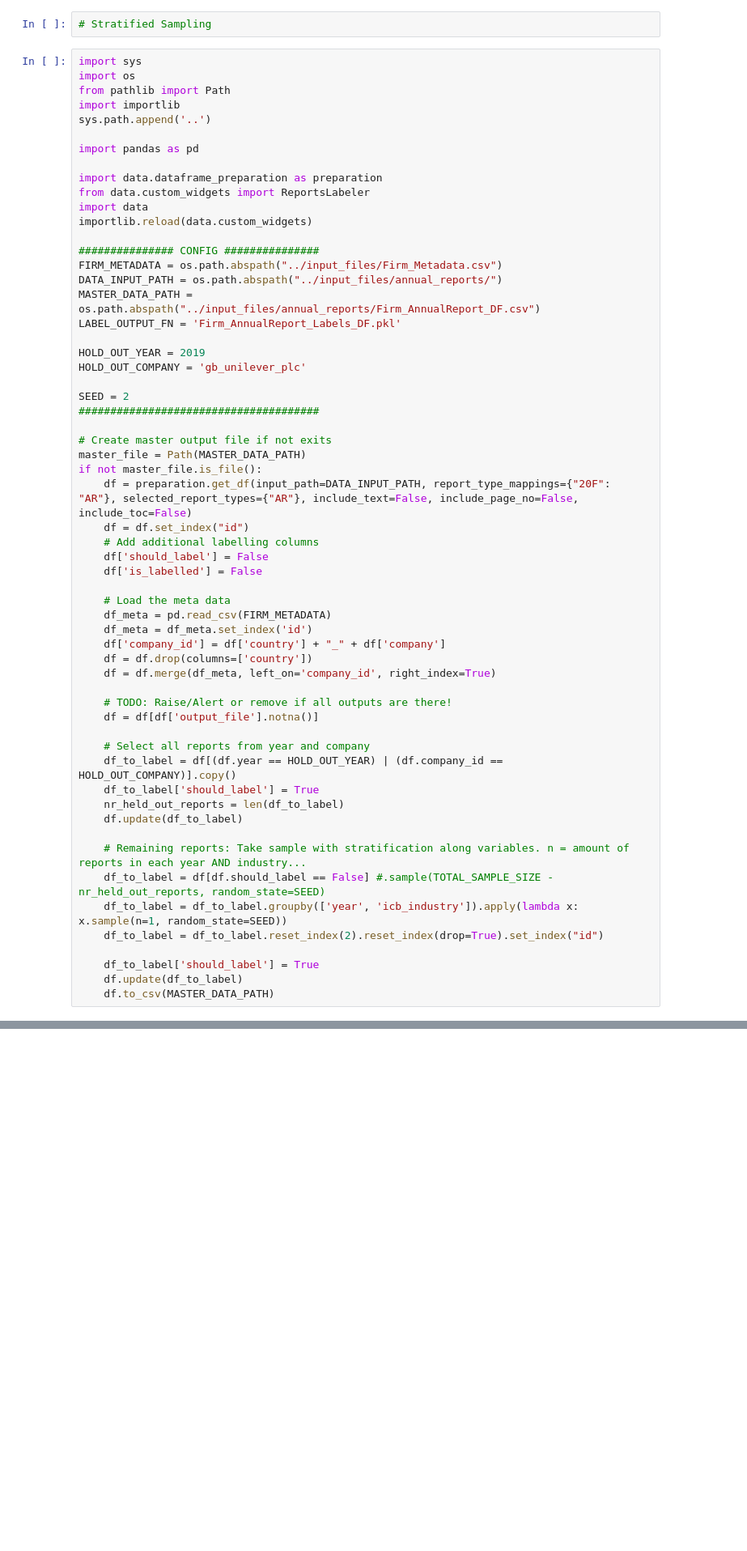
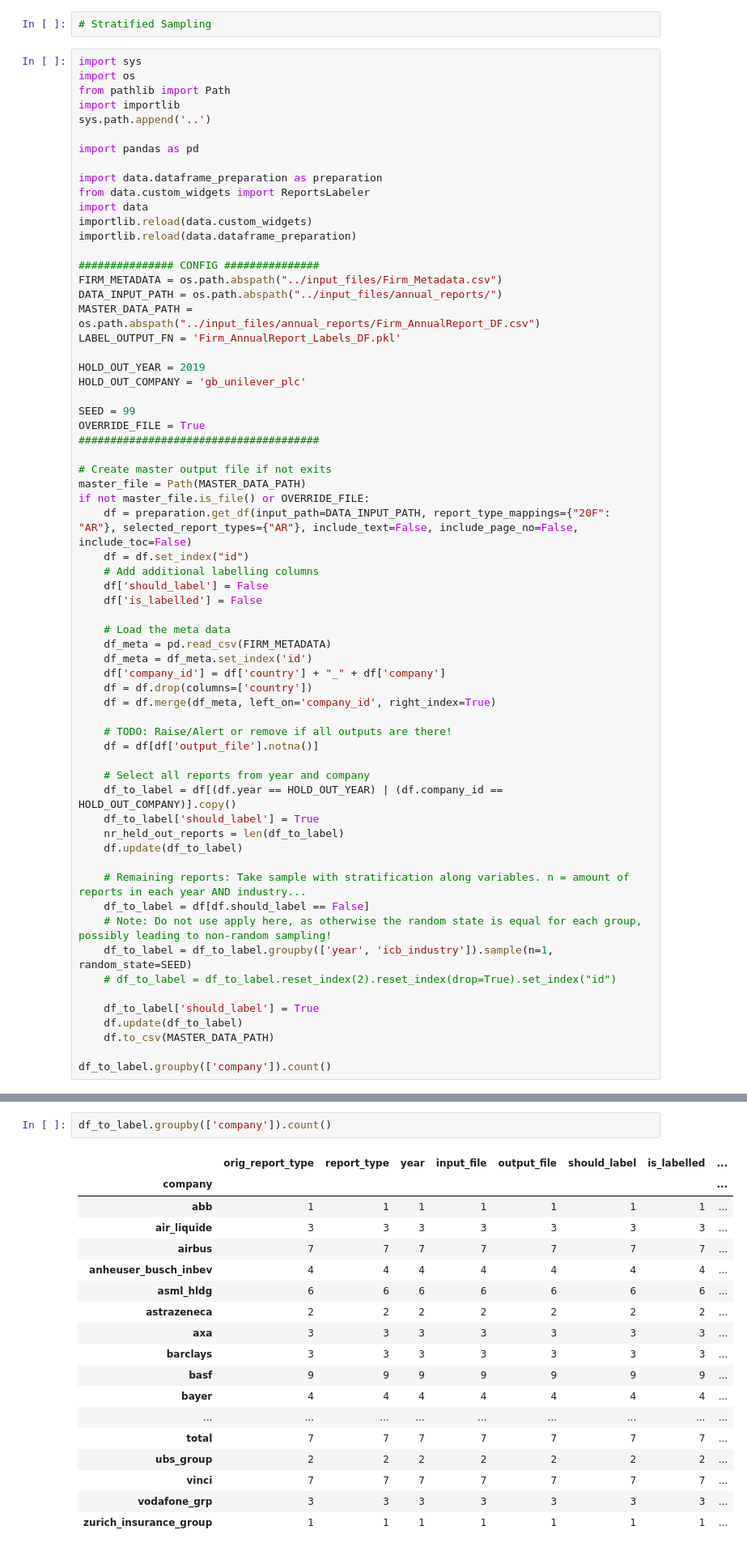
Before and after one commit to dafrie/fin-disclosures-nlp, a Jupyter notebook: notebooks/StratifiedSampling.ipynb, the cells around one changed output, grey strips where cells are left out. Shown at 81% size. Saved outputs shown, nothing was run; the diff lists cells and outputs as text; blank space fills up the shorter version.

Commit message:
adds fixed StratfiedSampling notebook

```diff
--- a/notebooks/StratifiedSampling.ipynb
+++ b/notebooks/StratifiedSampling.ipynb
@@ -13,6 +13,7 @@ import data.dataframe_preparation as preparation
 from data.custom_widgets import ReportsLabeler
 import data
 importlib.reload(data.custom_widgets)
+importlib.reload(data.dataframe_preparation)
 
 ############### CONFIG ###############
 FIRM_METADATA = os.path.abspath("../input_files/Firm_Metadata.csv")
@@ -23,12 +24,13 @@ LABEL_OUTPUT_FN = 'Firm_AnnualReport_Labels_DF.pkl'
 HOLD_OUT_YEAR = 2019
 HOLD_OUT_COMPANY = 'gb_unilever_plc'
 
-SEED = 2
+SEED = 99
+OVERRIDE_FILE = True
 ######################################
 
 # Create master output file if not exits
 master_file = Path(MASTER_DATA_PATH)
-if not master_file.is_file():
+if not master_file.is_file() or OVERRIDE_FILE:
     df = preparation.get_df(input_path=DATA_INPUT_PATH, report_type_mappings={"20F": "AR"}, selected_report_types={"AR"}, include_text=False, include_page_no=False, include_toc=False)
     df = df.set_index("id")
     # Add additional labelling columns
@@ -52,10 +54,13 @@ if not master_file.is_file():
     df.update(df_to_label)
 
     # Remaining reports: Take sample with stratification along variables. n = amount of reports in each year AND industry...
-    df_to_label = df[df.should_label == False] #.sample(TOTAL_SAMPLE_SIZE - nr_held_out_reports, random_state=SEED)
-    df_to_label = df_to_label.groupby(['year', 'icb_industry']).apply(lambda x: x.sample(n=1, random_state=SEED))
-    df_to_label = df_to_label.reset_index(2).reset_index(drop=True).set_index("id")
+    df_to_label = df[df.should_label == False]
+    # Note: Do not use apply here, as otherwise the random state is equal for each group, possibly leading to non-random sampling!
+    df_to_label = df_to_label.groupby(['year', 'icb_industry']).sample(n=1, random_state=SEED)
+    # df_to_label = df_to_label.reset_index(2).reset_index(drop=True).set_index("id")
 
     df_to_label['should_label'] = True
     df.update(df_to_label)
     df.to_csv(MASTER_DATA_PATH)
+
+df_to_label.groupby(['company']).count()
@@ -66,0 +67,21 @@ HBox(children=(Button(description='Previous relevant page', style=ButtonStyle())
+# %%
+df_to_label.groupby(['company']).count()
+# %% [output]
+|  | orig_report_type | report_type | year | input_file | output_file | should_label | is_labelled | ... |
+| company |  |  |  |  |  |  |  | ... |
+| abb | 1 | 1 | 1 | 1 | 1 | 1 | 1 | ... |
+| air_liquide | 3 | 3 | 3 | 3 | 3 | 3 | 3 | ... |
+| airbus | 7 | 7 | 7 | 7 | 7 | 7 | 7 | ... |
+| anheuser_busch_inbev | 4 | 4 | 4 | 4 | 4 | 4 | 4 | ... |
+| asml_hldg | 6 | 6 | 6 | 6 | 6 | 6 | 6 | ... |
+| astrazeneca | 2 | 2 | 2 | 2 | 2 | 2 | 2 | ... |
+| axa | 3 | 3 | 3 | 3 | 3 | 3 | 3 | ... |
+| barclays | 3 | 3 | 3 | 3 | 3 | 3 | 3 | ... |
+| basf | 9 | 9 | 9 | 9 | 9 | 9 | 9 | ... |
+| bayer | 4 | 4 | 4 | 4 | 4 | 4 | 4 | ... |
+| ... | ... | ... | ... | ... | ... | ... | ... | ... |
+| total | 7 | 7 | 7 | 7 | 7 | 7 | 7 | ... |
+| ubs_group | 2 | 2 | 2 | 2 | 2 | 2 | 2 | ... |
+| vinci | 7 | 7 | 7 | 7 | 7 | 7 | 7 | ... |
+| vodafone_grp | 3 | 3 | 3 | 3 | 3 | 3 | 3 | ... |
+| zurich_insurance_group | 1 | 1 | 1 | 1 | 1 | 1 | 1 | ... |
```
Also changed, not shown: parts of 3 cells of this notebook.
